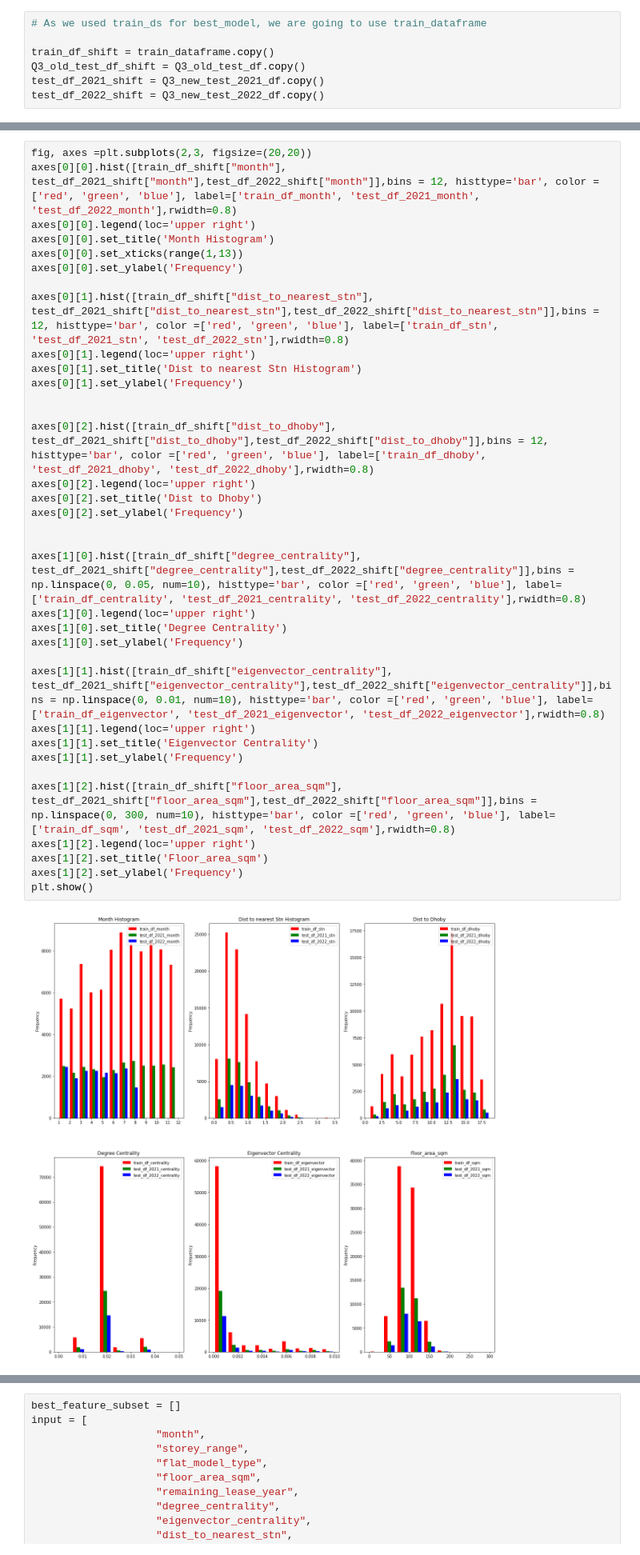
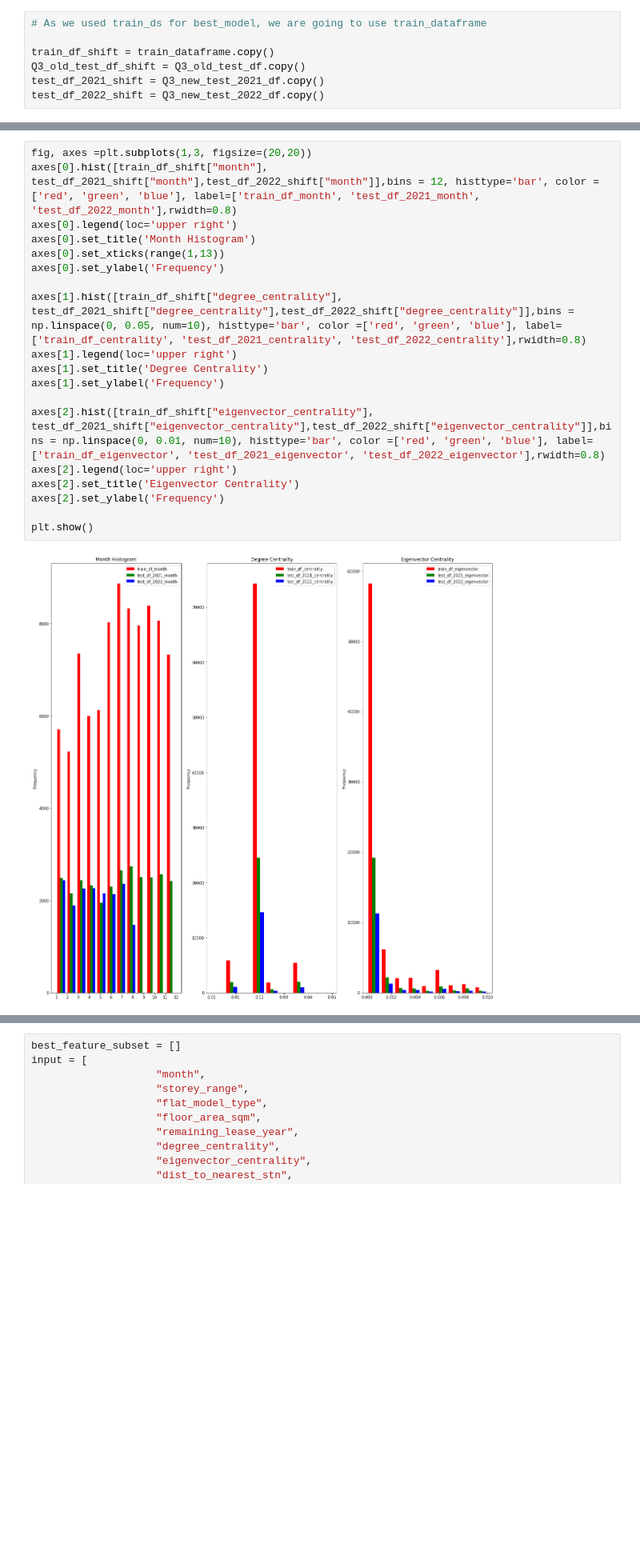
Before and after one commit to GxTeo/Prediction-of-HDB-Housing-Prices-with-Neural-Networks-, a Jupyter notebook: Assignment/PartB.ipynb, the cells around one changed output, grey strips where cells are left out. Shown at 80% size. Cells and saved outputs as stored; diff of their text form; blank space fills up the shorter version.

```diff
--- a/Assignment/PartB.ipynb
+++ b/Assignment/PartB.ipynb
@@ -568,37 +690,21 @@ train_df_shift.head()
 # %%
-fig, axes =plt.subplots(2,3, figsize=(20,20))
-axes[0][0].hist([train_df_shift["month"], test_df_2021_shift["month"],test_df_2022_shift["month"]],bins = 12, histtype='bar', color =['red', 'green', 'blue'], label=['train_df_month', 'test_df_2021_month', 'test_df_2022_month'],rwidth=0.8)
-axes[0][0].legend(loc='upper right')
-axes[0][0].set_title('Month Histogram')
-axes[0][0].set_xticks(range(1,13))
-axes[0][0].set_ylabel('Frequency')
+fig, axes =plt.subplots(1,3, figsize=(20,20))
+axes[0].hist([train_df_shift["month"], test_df_2021_shift["month"],test_df_2022_shift["month"]],bins = 12, histtype='bar', color =['red', 'green', 'blue'], label=['train_df_month', 'test_df_2021_month', 'test_df_2022_month'],rwidth=0.8)
+axes[0].legend(loc='upper right')
+axes[0].set_title('Month Histogram')
+axes[0].set_xticks(range(1,13))
+axes[0].set_ylabel('Frequency')
 
-axes[0][1].hist([train_df_shift["dist_to_nearest_stn"], test_df_2021_shift["dist_to_nearest_stn"],test_df_2022_shift["dist_to_nearest_stn"]],bins = 12, histtype='bar', color =['red', 'green', 'blue'], label=['train_df_stn', 'test_df_2021_stn', 'test_df_2022_stn'],rwidth=0.8)
-axes[0][1].legend(loc='upper right')
-axes[0][1].set_title('Dist to nearest Stn Histogram')
-axes[0][1].set_ylabel('Frequency')
+axes[1].hist([train_df_shift["degree_centrality"], test_df_2021_shift["degree_centrality"],test_df_2022_shift["degree_centrality"]],bins = np.linspace(0, 0.05, num=10), histtype='bar', color =['red', 'green', 'blue'], label=['train_df_centrality', 'test_df_2021_centrality', 'test_df_2022_centrality'],rwidth=0.8)
+axes[1].legend(loc='upper right')
+axes[1].set_title('Degree Centrality')
+axes[1].set_ylabel('Frequency')
 
+axes[2].hist([train_df_shift["eigenvector_centrality"], test_df_2021_shift["eigenvector_centrality"],test_df_2022_shift["eigenvector_centrality"]],bins = np.linspace(0, 0.01, num=10), histtype='bar', color =['red', 'green', 'blue'], label=['train_df_eigenvector', 'test_df_2021_eigenvector', 'test_df_2022_eigenvector'],rwidth=0.8)
+axes[2].legend(loc='upper right')
+axes[2].set_title('Eigenvector Centrality')
+axes[2].set_ylabel('Frequency')
 
-axes[0][2].hist([train_df_shift["dist_to_dhoby"], test_df_2021_shift["dist_to_dhoby"],test_df_2022_shift["dist_to_dhoby"]],bins = 12, histtype='bar', color =['red', 'green', 'blue'], label=['train_df_dhoby', 'test_df_2021_dhoby', 'test_df_2022_dhoby'],rwidth=0.8)
-axes[0][2].legend(loc='upper right')
-axes[0][2].set_title('Dist to Dhoby')
-axes[0][2].set_ylabel('Frequency')
-
-
-axes[1][0].hist([train_df_shift["degree_centrality"], test_df_2021_shift["degree_centrality"],test_df_2022_shift["degree_centrality"]],bins = np.linspace(0, 0.05, num=10), histtype='bar', color =['red', 'green', 'blue'], label=['train_df_centrality', 'test_df_2021_centrality', 'test_df_2022_centrality'],rwidth=0.8)
-axes[1][0].legend(loc='upper right')
-axes[1][0].set_title('Degree Centrality')
-axes[1][0].set_ylabel('Frequency')
-
-axes[1][1].hist([train_df_shift["eigenvector_centrality"], test_df_2021_shift["eigenvector_centrality"],test_df_2022_shift["eigenvector_centrality"]],bins = np.linspace(0, 0.01, num=10), histtype='bar', color =['red', 'green', 'blue'], label=['train_df_eigenvector', 'test_df_2021_eigenvector', 'test_df_2022_eigenvector'],rwidth=0.8)
-axes[1][1].legend(loc='upper right')
-axes[1][1].set_title('Eigenvector Centrality')
-axes[1][1].set_ylabel('Frequency')
-
-axes[1][2].hist([train_df_shift["floor_area_sqm"], test_df_2021_shift["floor_area_sqm"],test_df_2022_shift["floor_area_sqm"]],bins = np.linspace(0, 300, num=10), histtype='bar', color =['red', 'green', 'blue'], label=['train_df_sqm', 'test_df_2021_sqm', 'test_df_2022_sqm'],rwidth=0.8)
-axes[1][2].legend(loc='upper right')
-axes[1][2].set_title('Floor_area_sqm')
-axes[1][2].set_ylabel('Frequency')
 plt.show()
 # %% [output]
-[figure, old version]
+[figure, new version]
```
Also changed, not shown: parts of 45 cells of this notebook, 3 other files.
